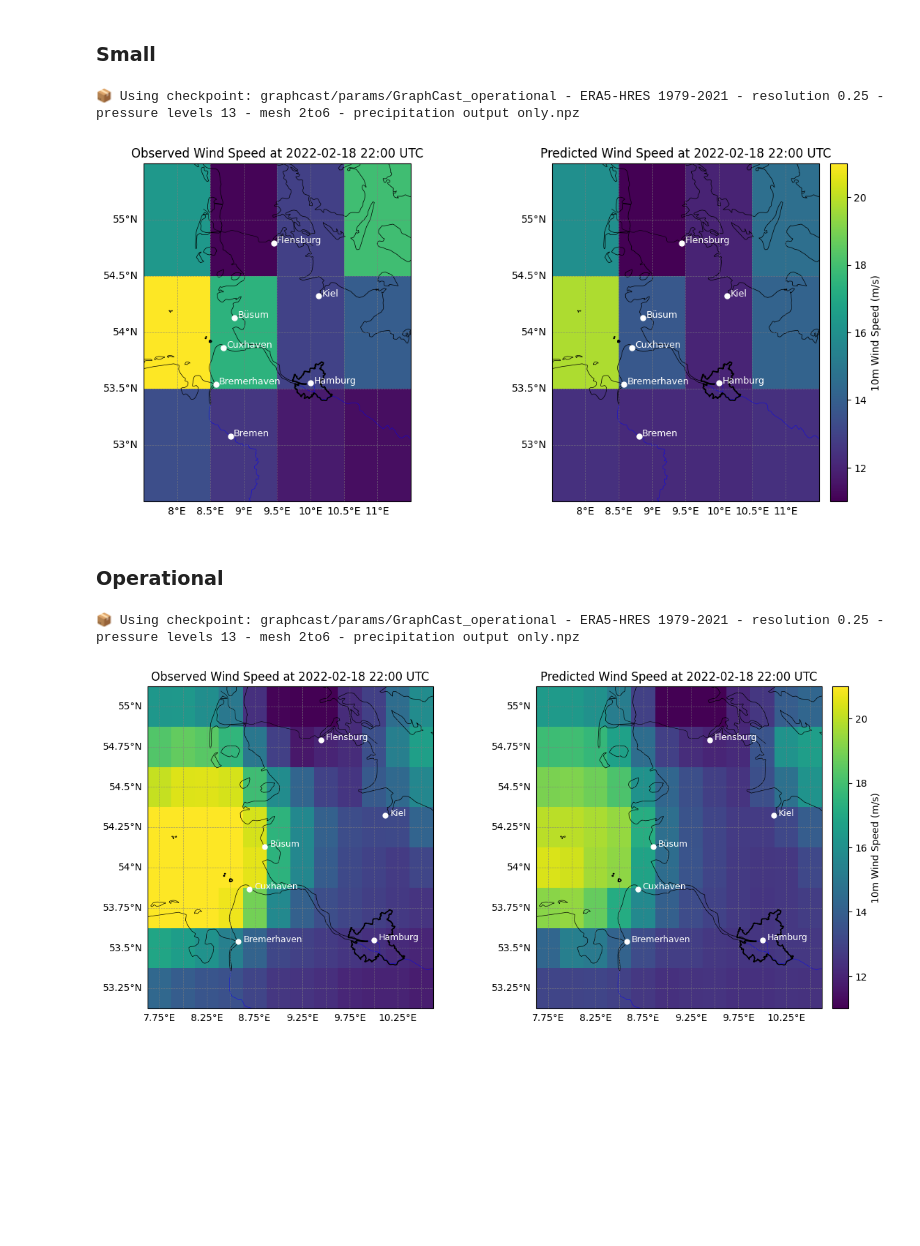
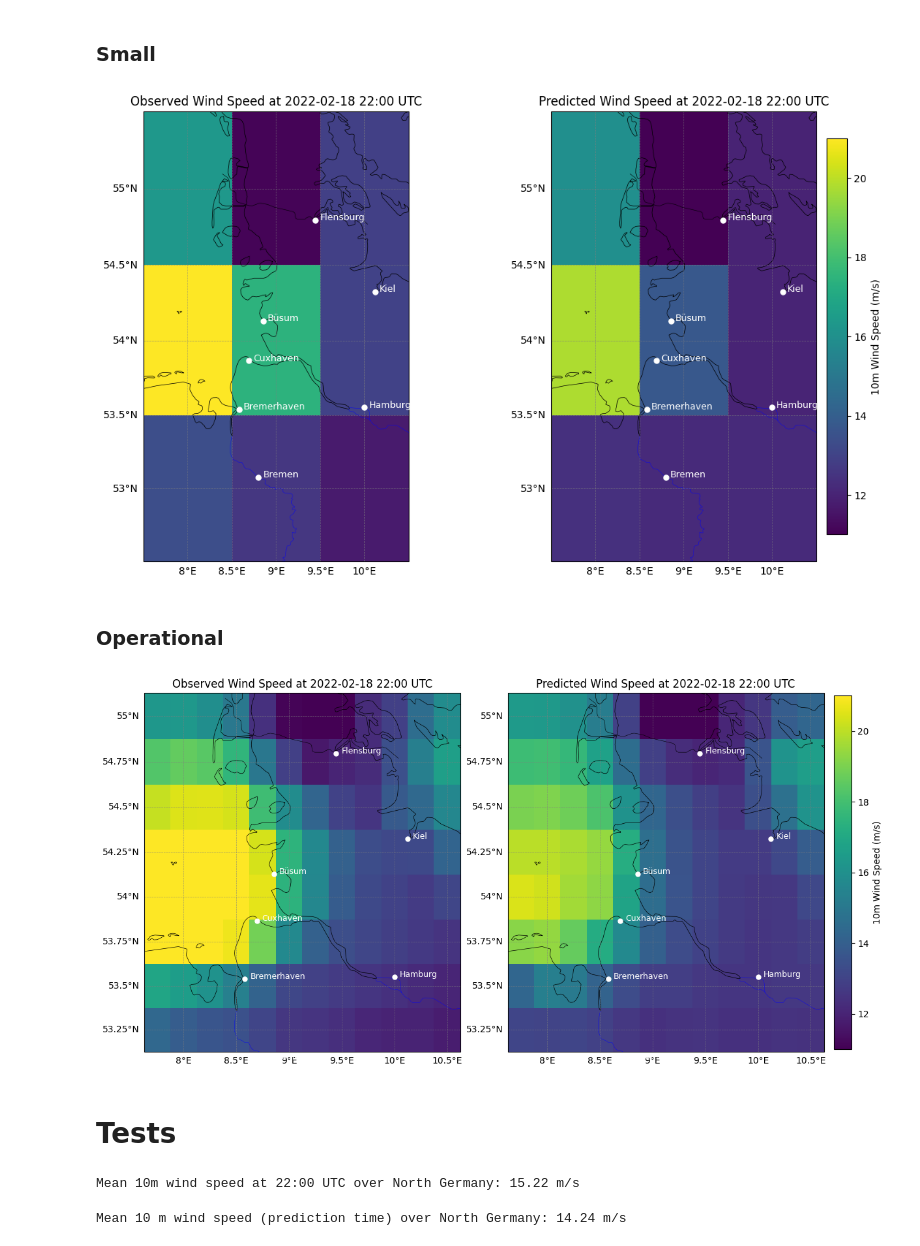
Before and after one commit to EStaELisa/graphcast-xai, a Jupyter notebook: data_analyzation_jupiter/graphs_for_forecast.ipynb, the cells around one changed output. Saved outputs shown, nothing was run; the diff lists cells and outputs as text; code cells hidden in the pictures; blank space fills up the shorter version.

```diff
--- a/data_analyzation_jupiter/graphs_for_forecast.ipynb
+++ b/data_analyzation_jupiter/graphs_for_forecast.ipynb
@@ -123,26 +119,26 @@ def plot_wind_speed_comparison(
 ### Small
 # %%
 plot_wind_speed_comparison(
-    predictions_path="data/predictions/zeynep_22_prediction_graphcast_small.nc",
-    input_path="data/input_data/zeynep_22_graphcast_small/graphcast_ready_input_zeynep_22_graphcast_small.nc",
+    predictions_path="../data/prediction_zeynep_22/predictions/zeynep_22_prediction_graphcast_small.nc",
+    input_path="../data/prediction_zeynep_22/input_data/graphcast_ready_input_zeynep_22_graphcast_small.nc",
     lon_min=7.5,
-    lon_max=11.5,
+    lon_max=10.5,
     lat_min=52.5,
     lat_max=55.5,
     grid_spacing=0.5,
     time_label="2022-02-18 22:00 UTC"
 )
 # %% [output]
-📦 Using checkpoint: graphcast/params/GraphCast_operational - ERA5-HRES 1979-2021 - resolution 0.25 - pressure levels 13 - mesh 2to6 - precipitation output only.npz
-[figure, old version]
+[figure, new version]
-# %% [markdown]
-### Operational
+# %% [markdown]
+### Operational
 # %%
 plot_wind_speed_comparison(
-    predictions_path="data/predictions/zeynep_22_prediction_graphcast_operational.nc",
-    input_path="data/input_data/zeynep_22_graphcast_operational/graphcast_ready_input_zeynep_22_graphcast_operational.nc",
+    predictions_path="../data/prediction_zeynep_22/predictions/zeynep_22_prediction_graphcast_operational.nc",
+    input_path="../data/prediction_zeynep_22/input_data/graphcast_ready_input_zeynep_22_graphcast_operational.nc",
     time_label="2022-02-18 22:00 UTC"
 )
 # %% [output]
-📦 Using checkpoint: graphcast/params/GraphCast_operational - ERA5-HRES 1979-2021 - resolution 0.25 - pressure levels 13 - mesh 2to6 - precipitation output only.npz
-[figure, old version]
+[figure, new version]
+# %% [markdown]
+# Tests
@@ -148,0 +151,45 @@ plot_wind_speed_comparison(
+# %%
+# Define file path and region
+region_lat = slice(55.0, 53.0)  # North to South
+region_lon = slice(8, 10)   # West to East
+
+# Load the dataset
+ds = xr.open_dataset(input_path_operational)
+
+# Find the index for 22:00 UTC
+time_sel = int(np.where(ds.time.dt.hour == 22)[0][0])
+
+# Select u and v components at 22:00
+u10 = ds["10m_u_component_of_wind"].isel(time=time_sel)
+v10 = ds["10m_v_component_of_wind"].isel(time=time_sel)
+
+# Compute wind speed
+wind_speed = np.sqrt(u10**2 + v10**2)
+
+# Select region and compute mean
+regional_mean = wind_speed.sel(lat=region_lat, lon=region_lon).mean().item()
+
+print(f"Mean 10m wind speed at 22:00 UTC over North Germany: {regional_mean:.2f} m/s")
+# %% [output]
+Mean 10m wind speed at 22:00 UTC over North Germany: 15.22 m/s
+# %%
+# Define the North Germany box
+region_lat = slice(55.0, 53.0)  # from 55° N down to 53° N
+region_lon = slice(8, 10)   # from 7.5° E to 10.5° E
+
+# Load your single‐timestep prediction (replace with your own path or Dataset object)
+pred = xr.open_dataset(original_prediction_path_operational)  # this dataset has only one time index
+
+# Since there is exactly one time step, just pick time index 0
+u10 = pred["10m_u_component_of_wind"].isel(time=0)
+v10 = pred["10m_v_component_of_wind"].isel(time=0)
+
+# Compute 10 m wind speed
+wind_speed_10m = np.sqrt(u10**2 + v10**2)
+
+# Restrict to the North Germany box and take the spatial mean
+regional_mean = wind_speed_10m.sel(lat=region_lat, lon=region_lon).mean().item()
+
+print(f"Mean 10 m wind speed (prediction time) over North Germany: {regional_mean:.2f} m/s")
+# %% [output]
+Mean 10 m wind speed (prediction time) over North Germany: 14.24 m/s
```
Also changed, not shown: parts of 6 cells of this notebook, 4 other files.
